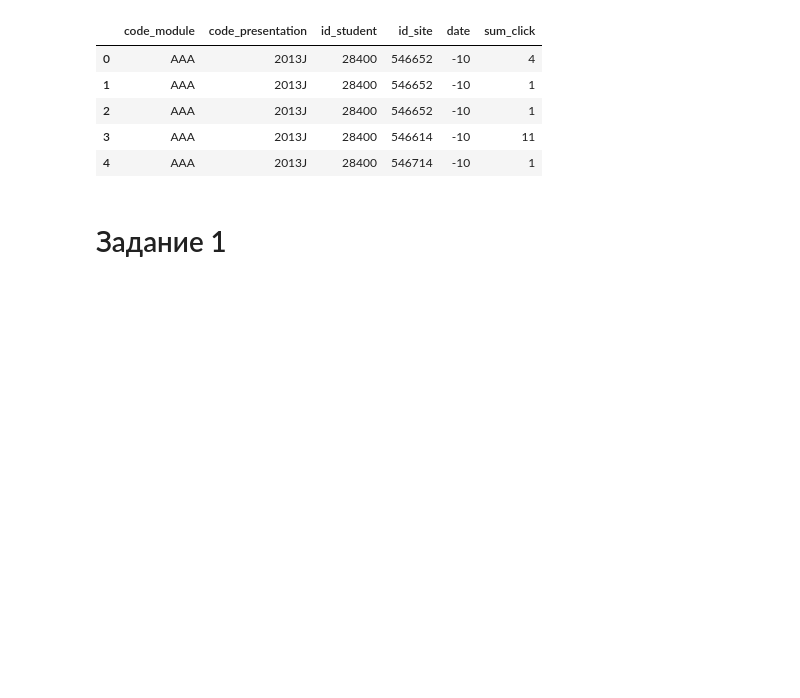
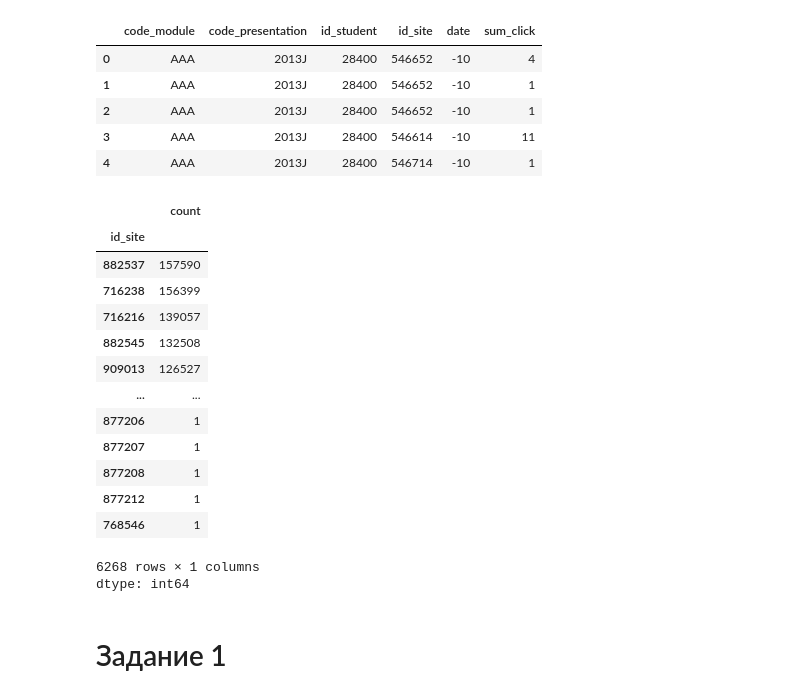
Before and after one commit to AntonGitOrlov/Data_Science, a Jupyter notebook: "Библиотеки_Python_для_работы_с_данными_самостоятельная_работа"_ОрловАВ.ipynb, the cells around one changed output. Cells and saved outputs as stored; diff of their text form; code cells hidden in the pictures; blank space fills up the shorter version.

```diff
--- a/"Библиотеки_Python_для_работы_с_данными_самостоятельная_работа"_ОрловАВ.ipynb
+++ b/"Библиотеки_Python_для_работы_с_данными_самостоятельная_работа"_ОрловАВ.ipynb
@@ -346,6 +346,24 @@ vle.head() # Метод .head() - первые 5 строк
 | 2 | AAA | 2013J | 28400 | 546652 | -10 | 1 |
 | 3 | AAA | 2013J | 28400 | 546614 | -10 | 11 |
 | 4 | AAA | 2013J | 28400 | 546714 | -10 | 1 |
+# %%
+vle['id_site'].value_counts()
+# %% [output]
+|  | count |
+| id_site |  |
+| 882537 | 157590 |
+| 716238 | 156399 |
+| 716216 | 139057 |
+| 882545 | 132508 |
+| 909013 | 126527 |
+| ... | ... |
+| 877206 | 1 |
+| 877207 | 1 |
+| 877208 | 1 |
+| 877212 | 1 |
+| 768546 | 1 |
+6268 rows × 1 columns
+dtype: int64
 # %% [markdown]
 # Задание 1
 # %% [markdown]
```
Also changed, not shown: parts of 3 cells of this notebook.
